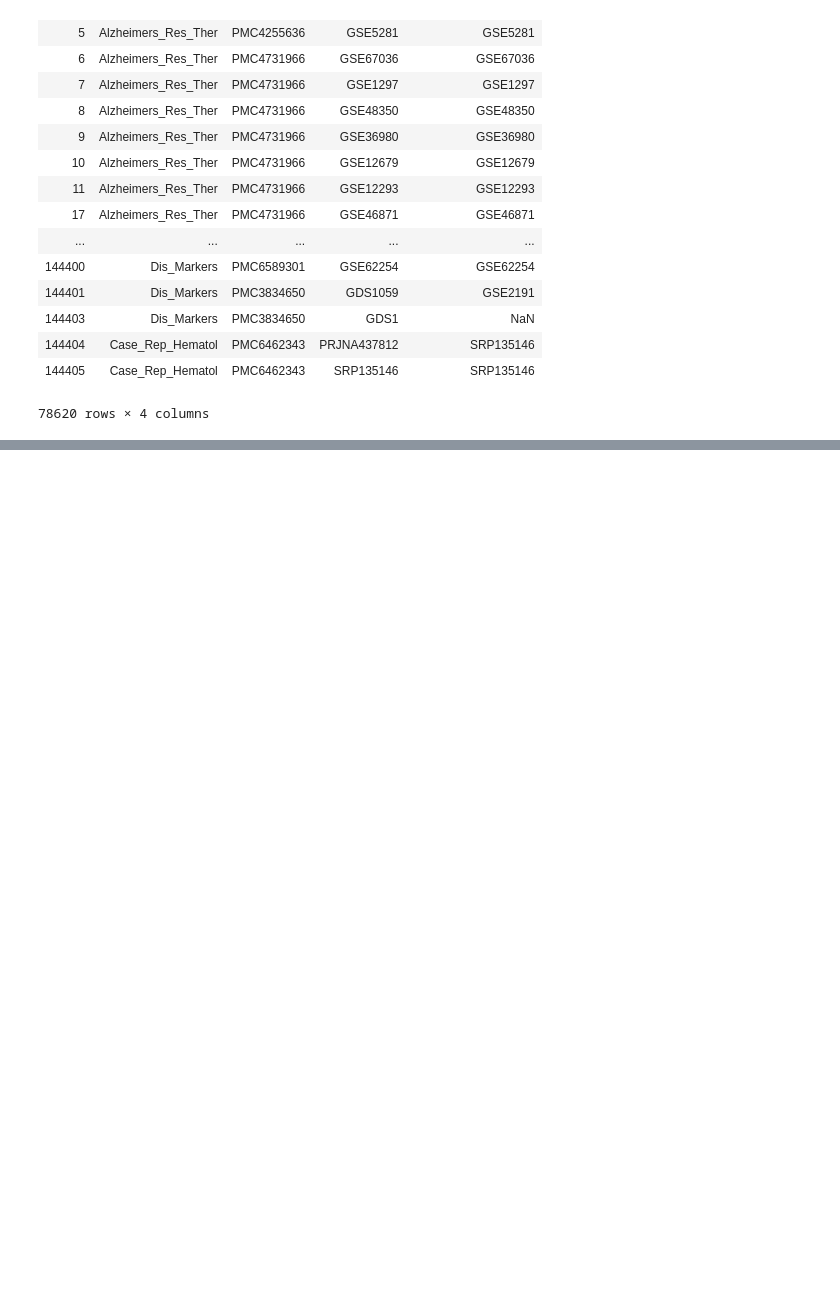
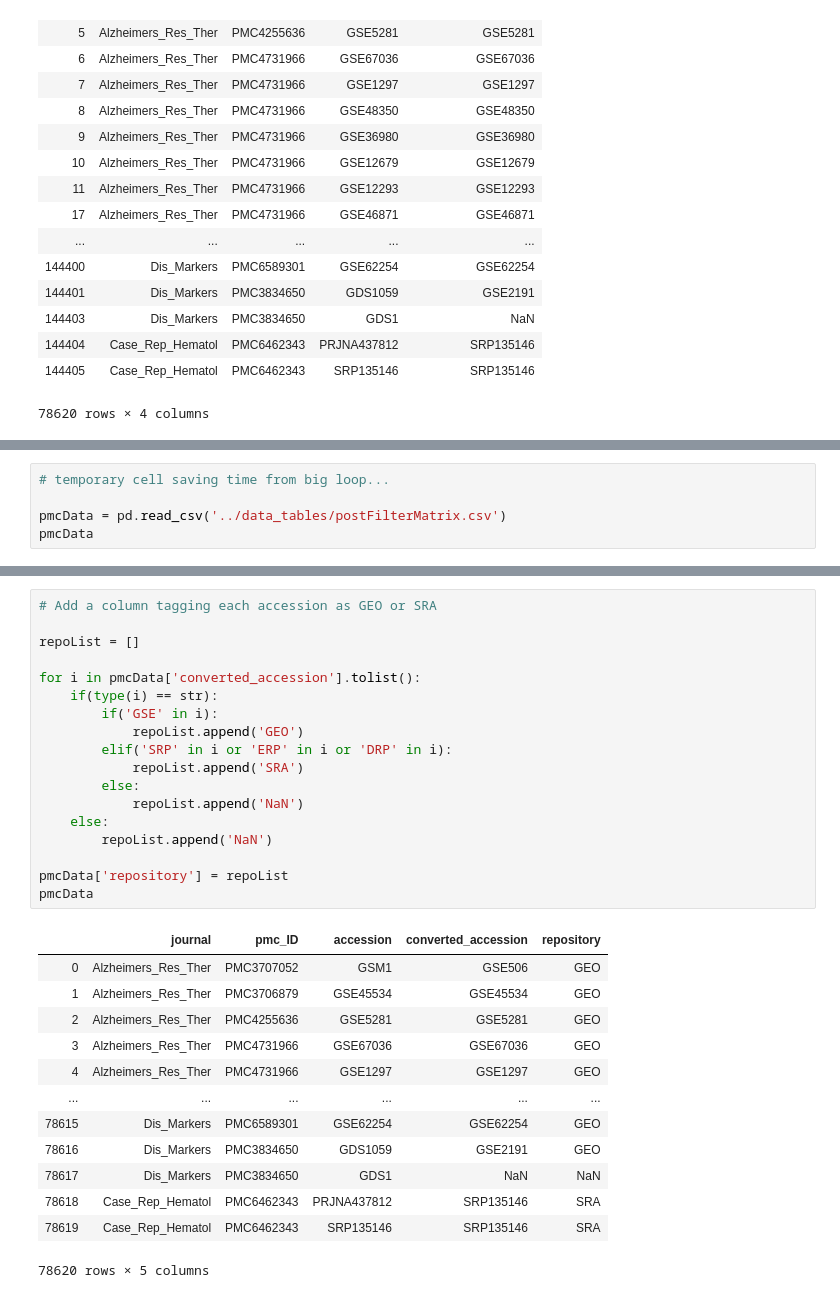
Before and after one commit to smangul1/data_reusability, a Jupyter notebook: jupyter_notebooks/Clean_Accessions.ipynb, the cells around one changed output, grey strips where cells are left out. Saved outputs shown, nothing was run; the diff lists cells and outputs as text; blank space fills up the shorter version.

```diff
--- a/jupyter_notebooks/Clean_Accessions.ipynb
+++ b/jupyter_notebooks/Clean_Accessions.ipynb
@@ -221,0 +201,5 @@ pmcData.to_csv('postFilterMatrix.csv')
+# %%
+# temporary cell saving time from big loop...
+
+pmcData = pd.read_csv('../data_tables/postFilterMatrix.csv')
+pmcData
@@ -221,0 +220,32 @@ pmcData.to_csv('postFilterMatrix.csv')
+# %%
+# Add a column tagging each accession as GEO or SRA
+
+repoList = []
+
+for i in pmcData['converted_accession'].tolist():
+    if(type(i) == str):
+        if('GSE' in i):
+            repoList.append('GEO')
+        elif('SRP' in i or 'ERP' in i or 'DRP' in i):
+            repoList.append('SRA')
+        else:
+            repoList.append('NaN')
+    else:
+        repoList.append('NaN')
+
+pmcData['repository'] = repoList
+pmcData
+# %% [output]
+|  | journal | pmc_ID | accession | converted_accession | repository |
+| 0 | Alzheimers_Res_Ther | PMC3707052 | GSM1 | GSE506 | GEO |
+| 1 | Alzheimers_Res_Ther | PMC3706879 | GSE45534 | GSE45534 | GEO |
+| 2 | Alzheimers_Res_Ther | PMC4255636 | GSE5281 | GSE5281 | GEO |
+| 3 | Alzheimers_Res_Ther | PMC4731966 | GSE67036 | GSE67036 | GEO |
+| 4 | Alzheimers_Res_Ther | PMC4731966 | GSE1297 | GSE1297 | GEO |
+| ... | ... | ... | ... | ... | ... |
+| 78615 | Dis_Markers | PMC6589301 | GSE62254 | GSE62254 | GEO |
+| 78616 | Dis_Markers | PMC3834650 | GDS1059 | GSE2191 | GEO |
+| 78617 | Dis_Markers | PMC3834650 | GDS1 | NaN | NaN |
+| 78618 | Case_Rep_Hematol | PMC6462343 | PRJNA437812 | SRP135146 | SRA |
+| 78619 | Case_Rep_Hematol | PMC6462343 | SRP135146 | SRP135146 | SRA |
+78620 rows × 5 columns
```
Also changed, not shown: parts of 3 cells of this notebook, 2 other files.
